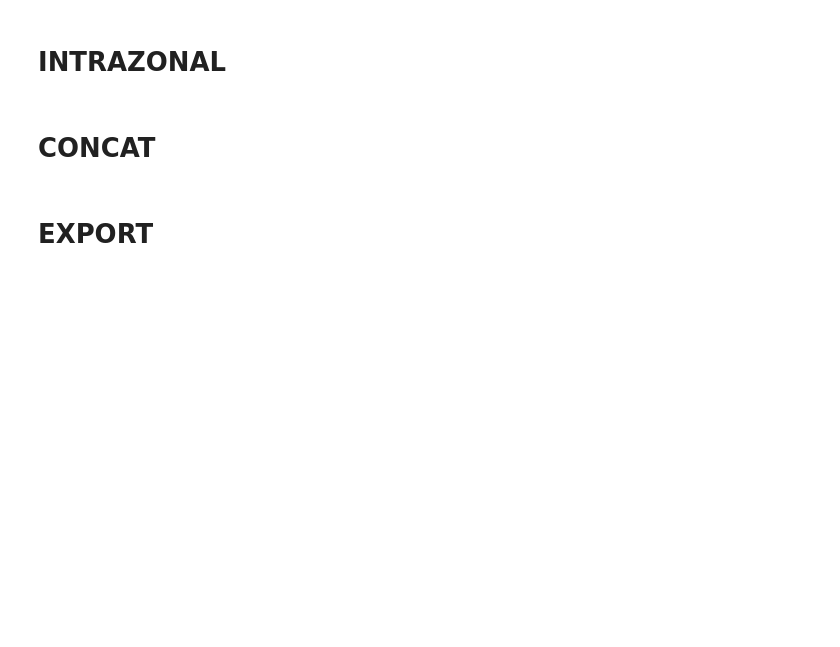
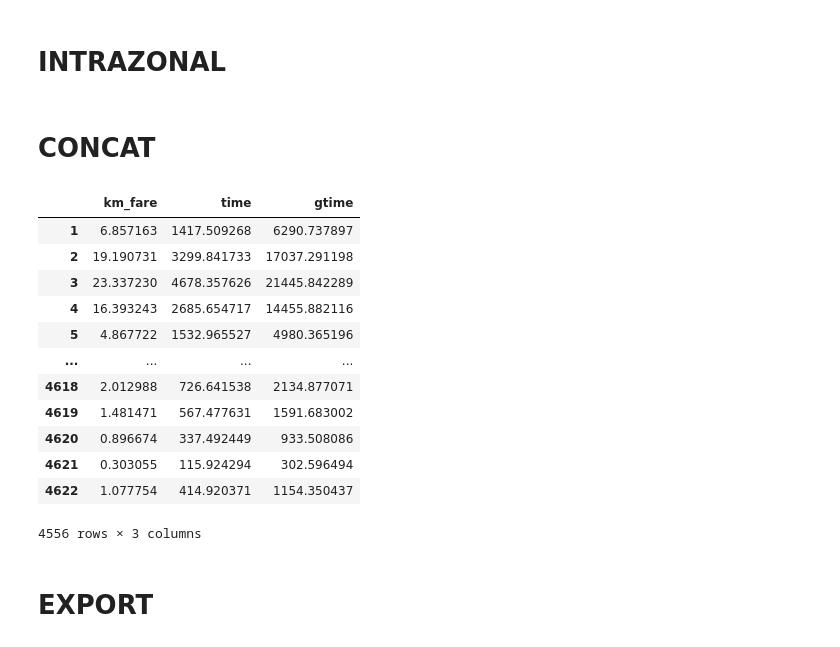
Before and after one commit to systragroup/quetzal_must-b, a Jupyter notebook: notebooks/2_model/A10_pathfinders.ipynb, the cells around one changed output. Drawn from its saved outputs; the diff is of its cells as text; code cells hidden in the pictures; blank space fills up the shorter version.

```diff
--- a/notebooks/2_model/A10_pathfinders.ipynb
+++ b/notebooks/2_model/A10_pathfinders.ipynb
@@ -460,5 +520,5 @@ sm.pt_los = pd.concat([sm.pt_los, sm_bike_pt.pt_los, sm_car_pt.pt_los])
 # %%
 # empty volumes
-sm.volumes = pd.DataFrame(index=pd.MultiIndex.from_product([sm.zones.index]*2))
-sm.volumes.index.names = ['origin', 'destination']
-sm.volumes.reset_index(inplace=True)
+sm_car.volumes = pd.DataFrame(index=pd.MultiIndex.from_product([sm_car.zones.index]*2))
+sm_car.volumes.index.names = ['origin', 'destination']
+sm_car.volumes.reset_index(inplace=True)
@@ -546,18 +658,18 @@ sm.intra_los['fare'] += sm.intra_los['parking_fare']
 # CONCAT
 # %%
 # CAR
-sm.car_los['penalties'] = 0
-sm.car_los['ntransfers'] = 0
-sm.car_los['parking_fare'] = sm.car_los['destination'].map(sm.zones['parking_fare'].to_dict())
-sm.car_los['flat_fare'] = 0
-sm.car_los['km_fare'] = sm.car_los['length'] * KM_FARES['car'] / 1000
-sm.car_los['fare'] = sm.car_los['length'] * KM_FARES['car'] / 1000 + sm.car_los['parking_fare']
-sm.car_los['gtime'] *= CAR_TIME_FACTOR
-sm.car_los['gtime'] += sm.car_los['penalties']
-sm.car_los['route_types'] = [('car',)] * len(sm.car_los)
-sm.car_los['route_type'] = 'car'
-sm.car_los['time'] = sm.car_los['gtime']
-sm.car_los['gtime'] += sm.car_los['in_vehicle_length'] / 1000 * KM_FARES['car'] / VALUE_OF_TIME_SEC
+sm_car.car_los['penalties'] = 0
+sm_car.car_los['ntransfers'] = 0
+sm_car.car_los['parking_fare'] = sm_car.car_los['destination'].map(sm_car.zones['parking_fare'].to_dict())
+sm_car.car_los['flat_fare'] = 0
+sm_car.car_los['km_fare'] = sm_car.car_los['length'] * KM_FARES['car'] / 1000
+sm_car.car_los['fare'] = sm_car.car_los['length'] * KM_FARES['car'] / 1000 + sm_car.car_los['parking_fare']
+sm_car.car_los['gtime'] *= CAR_TIME_FACTOR
+sm_car.car_los['gtime'] += sm_car.car_los['penalties']
+sm_car.car_los['route_types'] = [('car',)] * len(sm_car.car_los)
+sm_car.car_los['route_type'] = 'car'
+sm_car.car_los['time'] = sm_car.car_los['gtime']
+sm_car.car_los['gtime'] += sm_car.car_los['in_vehicle_length'] / 1000 * KM_FARES['car'] / VALUE_OF_TIME_SEC
 
 # BIKE
 sm_bike.car_los['penalties'] = 0
@@ -568,11 +680,27 @@ sm_bike.car_los['km_fare'] = 0
 sm_bike.car_los['fare'] = 0
 sm_bike.car_los['gtime'] *= BIKE_TIME_FACTOR
 sm_bike.car_los['gtime'] += sm_bike.car_los['penalties']
-sm_bike.car_los['route_types'] = [('bike',)] * len(sm.car_los)
+sm_bike.car_los['route_types'] = [('bike',)] * len(sm_bike.car_los)
 sm_bike.car_los['route_type'] = 'bike'
-sm_bike.car_los['time'] = sm.car_los['gtime']
+sm_bike.car_los['time'] = sm_bike.car_los['gtime']
 
-sm.los = pd.concat([sm.car_los, sm_bike.car_los, sm.pt_los, sm.intra_los]).reset_index(drop=True)
+sm.los = pd.concat([sm_car.car_los, sm_bike.car_los, sm.pt_los, sm.intra_los]).reset_index(drop=True)
+# %%
+sm_car.car_los[['km_fare', 'time', 'gtime']]
+# %% [output]
+|  | km_fare | time | gtime |
+| 1 | 6.857163 | 1417.509268 | 6290.737897 |
+| 2 | 19.190731 | 3299.841733 | 17037.291198 |
+| 3 | 23.337230 | 4678.357626 | 21445.842289 |
+| 4 | 16.393243 | 2685.654717 | 14455.882116 |
+| 5 | 4.867722 | 1532.965527 | 4980.365196 |
+| ... | ... | ... | ... |
+| 4618 | 2.012988 | 726.641538 | 2134.877071 |
+| 4619 | 1.481471 | 567.477631 | 1591.683002 |
+| 4620 | 0.896674 | 337.492449 | 933.508086 |
+| 4621 | 0.303055 | 115.924294 | 302.596494 |
+| 4622 | 1.077754 | 414.920371 | 1154.350437 |
+4556 rows × 3 columns
 # %% [markdown]
 # EXPORT
 # %%
```
Also changed, not shown: parts of 55 cells of this notebook, 19 other files.
